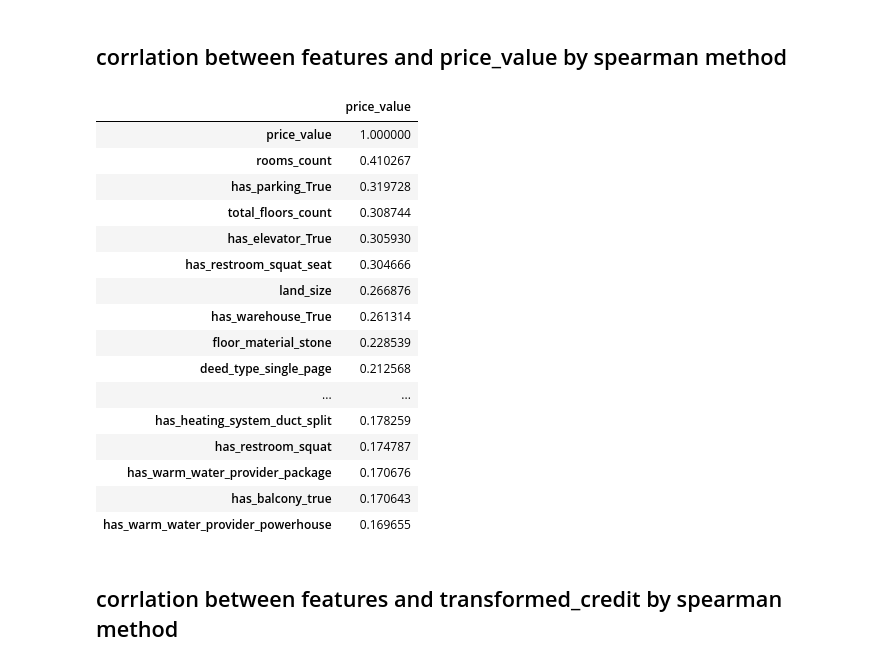
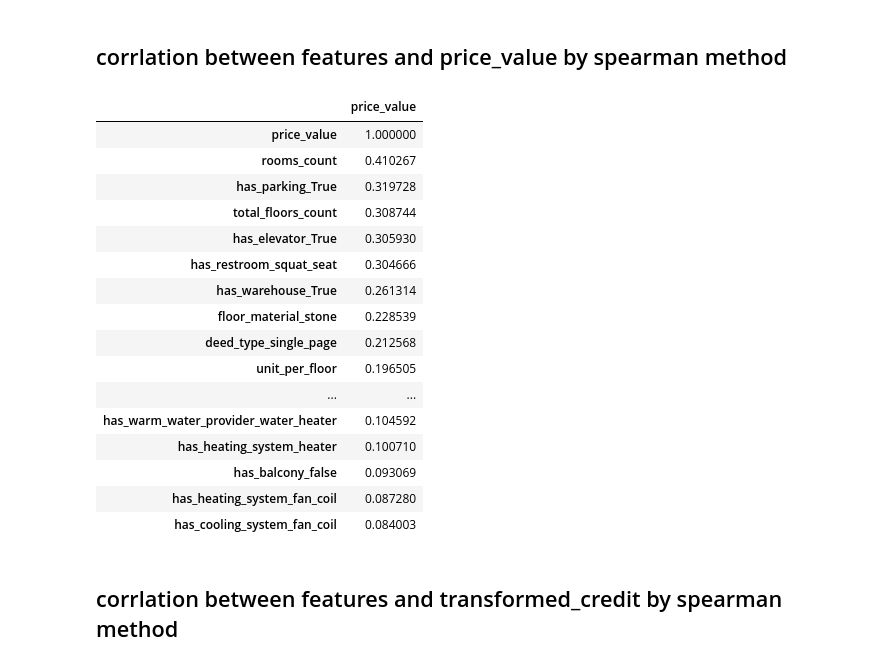
Before and after one commit to RezaNadali78/Quera_First_Project, a Jupyter notebook: data cleaning.ipynb, the cells around one changed output. Saved outputs shown, nothing was run; the diff lists cells and outputs as text; code cells hidden in the pictures.

```diff
--- a/data cleaning.ipynb
+++ b/data cleaning.ipynb
@@ -40,3 +45,21 @@ Index(['created_at_month', 'deed_type', 'has_business_deed', 'floor',
+# %%
+def convert_number(x):
+
+    if x == float('nan'):
+        return x
+    else:
+        x = str(x)
+        persian_digits ='۱۲۳۴۵۶۷۸۹۰١٢٣٤٥٦٧٨٩٠'
+        english_digits ='12345678901234567890'
+        translation_table = str.maketrans(persian_digits, english_digits)
+        x = float(x.translate(translation_table))
+        return x
+# %%
+data['area'] = data.area.apply(convert_number).astype('Int64')
+# %%
+data['land_size'] = data['land_size'].fillna(data.area)
+# %%
+data = data.drop(columns=['description','area'],axis=1)
 # %% [markdown]
 ## floor_material
 # %%
@@ -247,23 +270,23 @@ corr_price = pd.DataFrame(xy_train_price.corr(method='spearman').price_value)
 # %%
 corr_price.price_value = corr_price.price_value.mask(corr_price.price_value<0,np.abs(corr_price.price_value))
 # %%
-corr_price.sort_values(by = 'price_value',ascending =  False).head(20)
+corr_price.sort_values(by = 'price_value',ascending =  False).head(30)
 # %% [output]
 |  | price_value |
 | price_value | 1.000000 |
 | rooms_count | 0.410267 |
 | has_parking_True | 0.319728 |
 | total_floors_count | 0.308744 |
 | has_elevator_True | 0.305930 |
 | has_restroom_squat_seat | 0.304666 |
-| land_size | 0.266876 |
 | has_warehouse_True | 0.261314 |
 | floor_material_stone | 0.228539 |
 | deed_type_single_page | 0.212568 |
+| unit_per_floor | 0.196505 |
 | ... | ... |
-| has_heating_system_duct_split | 0.178259 |
-| has_restroom_squat | 0.174787 |
-| has_warm_water_provider_package | 0.170676 |
-| has_balcony_true | 0.170643 |
-| has_warm_water_provider_powerhouse | 0.169655 |
+| has_warm_water_provider_water_heater | 0.104592 |
+| has_heating_system_heater | 0.100710 |
+| has_balcony_false | 0.093069 |
+| has_heating_system_fan_coil | 0.087280 |
+| has_cooling_system_fan_coil | 0.084003 |
 # %%
```
Also changed, not shown: parts of 45 cells of this notebook.
